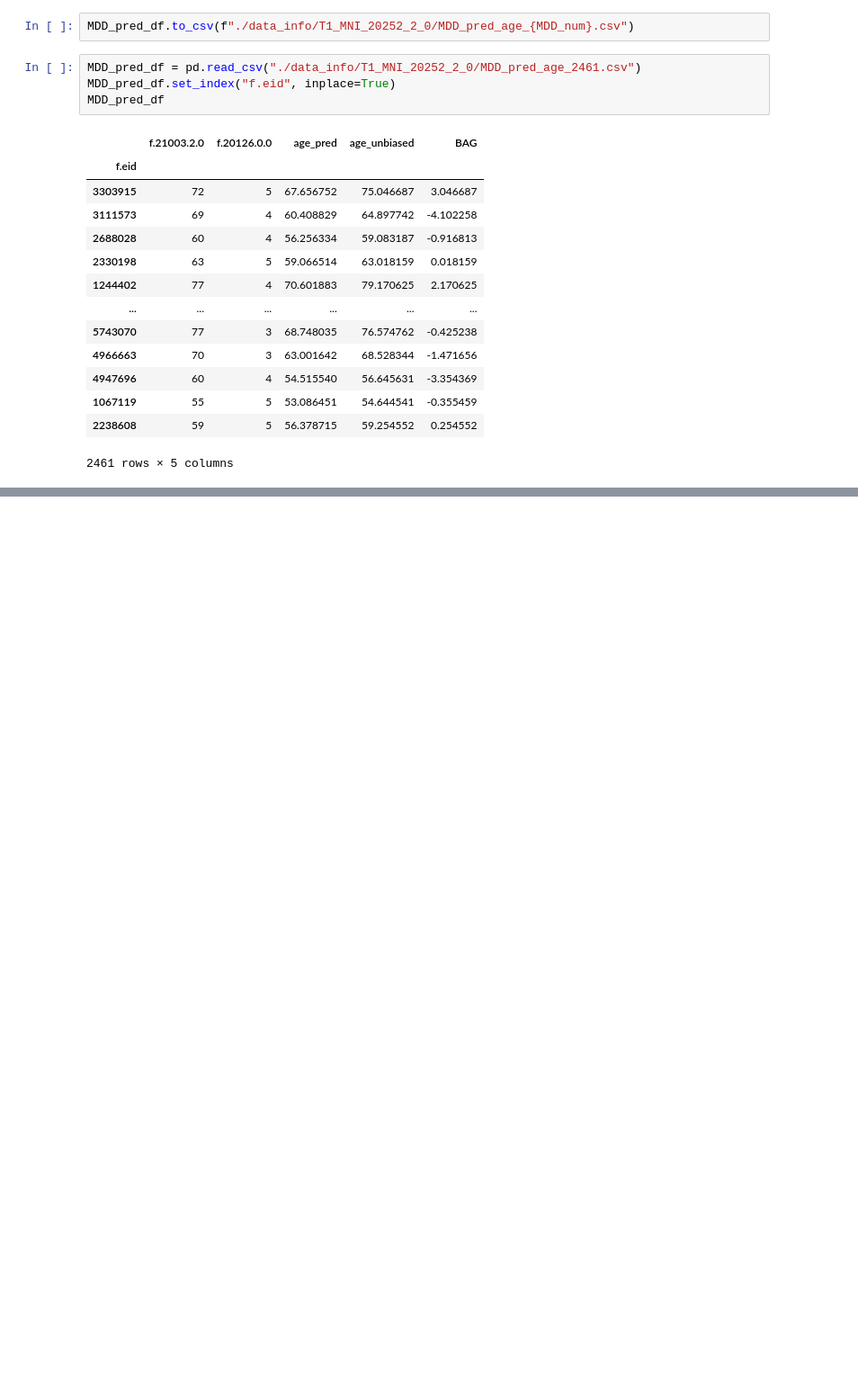
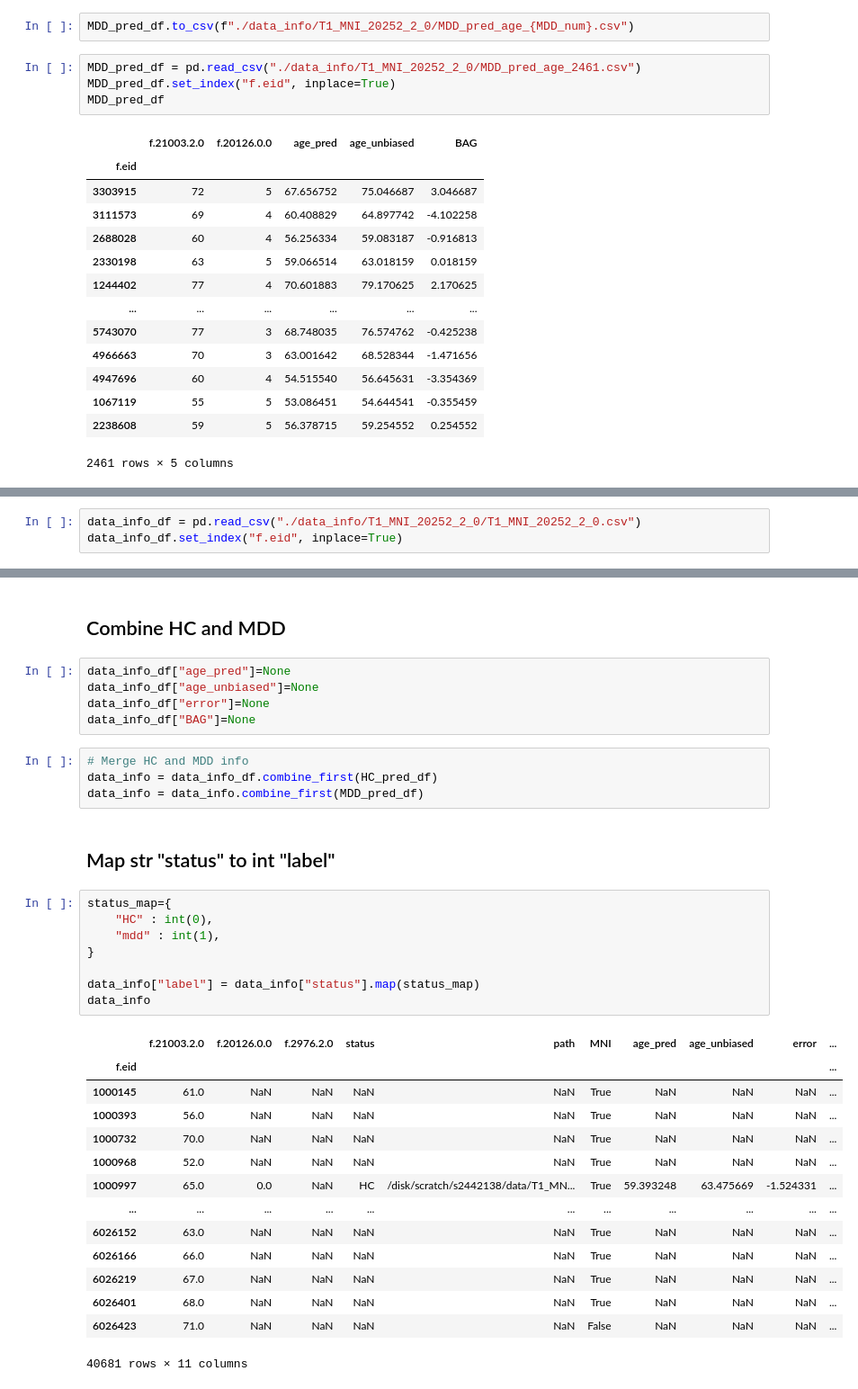
Before and after one commit to Arnoldzyf/ConGele_MSc, a Jupyter notebook: Inference_brain_age.ipynb, the cells around one changed output, grey strips where cells are left out. Shown at 90% size. Cells and saved outputs as stored; diff of their text form; blank space fills up the shorter version.

```diff
--- a/Inference_brain_age.ipynb
+++ b/Inference_brain_age.ipynb
@@ -548,0 +619,3 @@ MDD_pred_df
+# %%
+data_info_df = pd.read_csv("./data_info/T1_MNI_20252_2_0/T1_MNI_20252_2_0.csv")
+data_info_df.set_index("f.eid", inplace=True)
@@ -548,0 +675,36 @@ MDD_pred_df
+# %% [markdown]
+## Combine HC and MDD
+# %%
+data_info_df["age_pred"]=None
+data_info_df["age_unbiased"]=None
+data_info_df["error"]=None
+data_info_df["BAG"]=None
+# %%
+# Merge HC and MDD info
+data_info = data_info_df.combine_first(HC_pred_df)
+data_info = data_info.combine_first(MDD_pred_df)
+# %% [markdown]
+## Map str "status" to int "label"
+# %%
+status_map={
+    "HC" : int(0),
+    "mdd" : int(1),
+}
+
+data_info["label"] = data_info["status"].map(status_map)
+data_info
+# %% [output]
+|  | f.21003.2.0 | f.20126.0.0 | f.2976.2.0 | status | path | MNI | age_pred | age_unbiased | error | ... |
+| f.eid |  |  |  |  |  |  |  |  |  | ... |
+| 1000145 | 61.0 | NaN | NaN | NaN | NaN | True | NaN | NaN | NaN | ... |
+| 1000393 | 56.0 | NaN | NaN | NaN | NaN | True | NaN | NaN | NaN | ... |
+| 1000732 | 70.0 | NaN | NaN | NaN | NaN | True | NaN | NaN | NaN | ... |
+| 1000968 | 52.0 | NaN | NaN | NaN | NaN | True | NaN | NaN | NaN | ... |
+| 1000997 | 65.0 | 0.0 | NaN | HC | /disk/scratch/s2442138/data/T1_MN... | True | 59.393248 | 63.475669 | -1.524331 | ... |
+| ... | ... | ... | ... | ... | ... | ... | ... | ... | ... | ... |
+| 6026152 | 63.0 | NaN | NaN | NaN | NaN | True | NaN | NaN | NaN | ... |
+| 6026166 | 66.0 | NaN | NaN | NaN | NaN | True | NaN | NaN | NaN | ... |
+| 6026219 | 67.0 | NaN | NaN | NaN | NaN | True | NaN | NaN | NaN | ... |
+| 6026401 | 68.0 | NaN | NaN | NaN | NaN | True | NaN | NaN | NaN | ... |
+| 6026423 | 71.0 | NaN | NaN | NaN | NaN | False | NaN | NaN | NaN | ... |
+40681 rows × 11 columns
```
Also changed, not shown: parts of 60 cells of this notebook, 9 other files.
